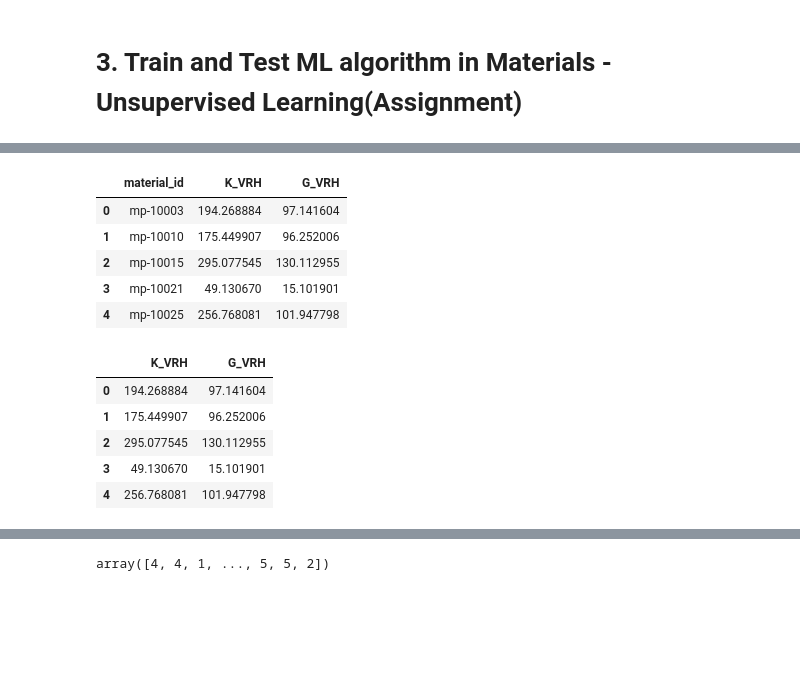
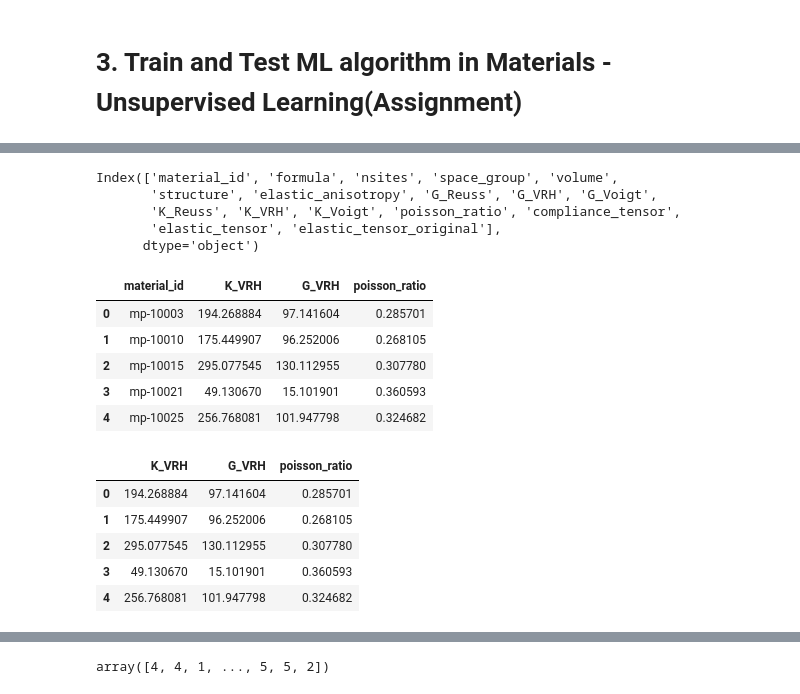
Before and after one commit to CMDDclass/MS697-material, a Jupyter notebook: Hands-on-session3/2025_2_Hands_on_session3_case3_practice.ipynb, the cells around one changed output, grey strips where cells are left out. Saved outputs shown, nothing was run; the diff lists cells and outputs as text; code cells hidden in the pictures; blank space fills up the shorter version.

```diff
--- a/Hands-on-session3/2025_2_Hands_on_session3_case3_practice.ipynb
+++ b/Hands-on-session3/2025_2_Hands_on_session3_case3_practice.ipynb
@@ -15,29 +17,38 @@ ERROR: Invalid requirement: '-': Expected package name at the start of dependenc
     -
     ^
 # %%
-# Task: Load the elastic tensor dataset from matminer and keep only the columns "material_id" and "K_Voigt"
+# Task: Load the elastic tensor dataset from matminer and keep only the columns
+# "material_id", "K_VRH", "G_VRH", and "poisson_ratio"
 from matminer.datasets.convenience_loaders import load_elastic_tensor
 
-df = load_elastic_tensor()  # load the dataset in a pandas DataFrame object
-df.columns # check columns
-df = df[["material_id","K_VRH", "G_VRH"]]
+df = XXXXX()  # load the dataset in a pandas DataFrame object
+print(df.columns) # check columns
+df = df[["XXXXX","XXXXX", "XXXXX", "XXXXX"]]
 df.head()
 # %% [output]
+Index(['material_id', 'formula', 'nsites', 'space_group', 'volume',
+       'structure', 'elastic_anisotropy', 'G_Reuss', 'G_VRH', 'G_Voigt',
+       'K_Reuss', 'K_VRH', 'K_Voigt', 'poisson_ratio', 'compliance_tensor',
+       'elastic_tensor', 'elastic_tensor_original'],
+      dtype='object')
-|  | material_id | K_VRH | G_VRH |
-| 0 | mp-10003 | 194.268884 | 97.141604 |
-| 1 | mp-10010 | 175.449907 | 96.252006 |
-| 2 | mp-10015 | 295.077545 | 130.112955 |
-| 3 | mp-10021 | 49.130670 | 15.101901 |
-| 4 | mp-10025 | 256.768081 | 101.947798 |
+|  | material_id | K_VRH | G_VRH | poisson_ratio |
+| 0 | mp-10003 | 194.268884 | 97.141604 | 0.285701 |
+| 1 | mp-10010 | 175.449907 | 96.252006 | 0.268105 |
+| 2 | mp-10015 | 295.077545 | 130.112955 | 0.307780 |
+| 3 | mp-10021 | 49.130670 | 15.101901 | 0.360593 |
+| 4 | mp-10025 | 256.768081 | 101.947798 | 0.324682 |
-# %%
-excluded = ["material_id"]
-X = df.drop(excluded, axis=1)
-X.head()
-# %% [output]
-|  | K_VRH | G_VRH |
-| 0 | 194.268884 | 97.141604 |
-| 1 | 175.449907 | 96.252006 |
-| 2 | 295.077545 | 130.112955 |
-| 3 | 49.130670 | 15.101901 |
-| 4 | 256.768081 | 101.947798 |
+# %%
+# Task: Exclude the column "material_id" from the dataset and create a new DataFrame X
+# containing only the numerical feature columns
+
+excluded = ["XXXXX"]
+X = df.XXXXX(XXXXX, XXXXX=1)
+X.head()
+# %% [output]
+|  | K_VRH | G_VRH | poisson_ratio |
+| 0 | 194.268884 | 97.141604 | 0.285701 |
+| 1 | 175.449907 | 96.252006 | 0.268105 |
+| 2 | 295.077545 | 130.112955 | 0.307780 |
+| 3 | 49.130670 | 15.101901 | 0.360593 |
+| 4 | 256.768081 | 101.947798 | 0.324682 |
 # %%
```
Also changed, not shown: parts of 10 cells of this notebook.
